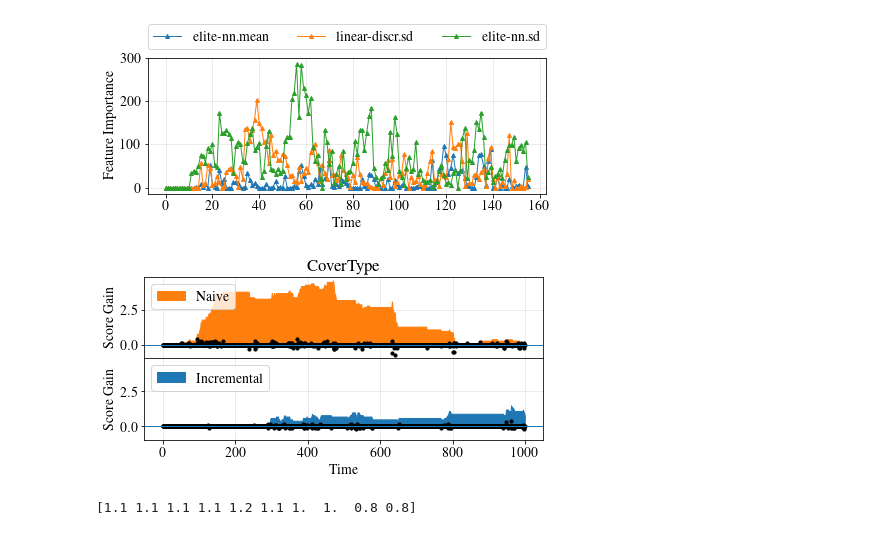
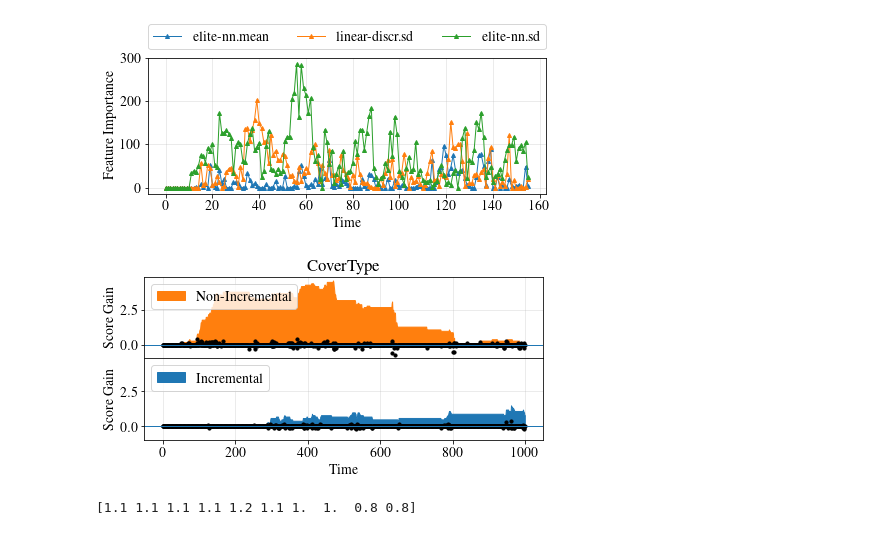
Before and after one commit to maffei2443/meta_experiments, a Jupyter notebook: notebooks/covtype.ipynb, the cells around one changed output. Drawn from its saved outputs; the diff is of its cells as text; code cells hidden in the pictures.

```diff
--- a/notebooks/covtype.ipynb
+++ b/notebooks/covtype.ipynb
@@ -105,25 +105,25 @@ x = np.arange(arange)
 # %%
 fig, (ax1, ax2) = plt.subplots(2, sharex=True, sharey=True, gridspec_kw={'hspace': 0})
 
-ax1.fill_between(x, cum_ninc, 0, color='C1', label='Naive')
+ax1.fill_between(x, cum_ninc, 0, color='C1', label='Non-Incremental')
 ax1.scatter(x, difference_ninc[:arange], s=10, c='black')
 ax1.set_title(name_caps)
 ax1.axhline(0)
 ax1.legend(loc='upper left')
 ax1.set_ylabel('Score Gain')
 
 ax2.fill_between(x, cum, 0, color='C0', label='Incremental')
 ax2.scatter(x, difference[:arange], s=10, c='black')
 ax2.axhline(0)
 ax2.legend(loc='upper left')
 ax2.set_ylabel('Score Gain')
 ax2.set_xlabel('Time')
 
 fig = plt.gcf()
 fig.set_size_inches(7.14, 3)
 plt.savefig(experiment+'_cumsum.pdf', bbox_inches='tight')
 # %% [output]
-[figure, old version]
+[figure, new version]
 # %%
 print(cum[-10:])
 # %% [output]
```
Also changed, not shown: parts of 1 cell of this notebook, 2 other files.
